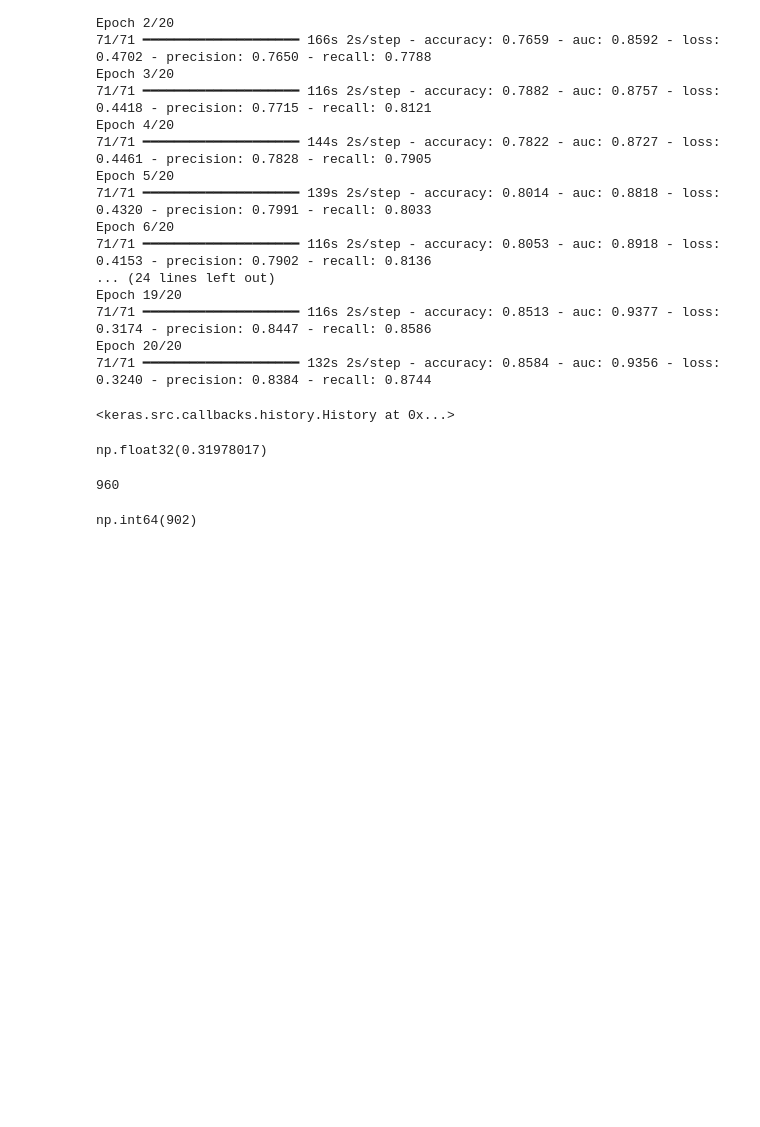
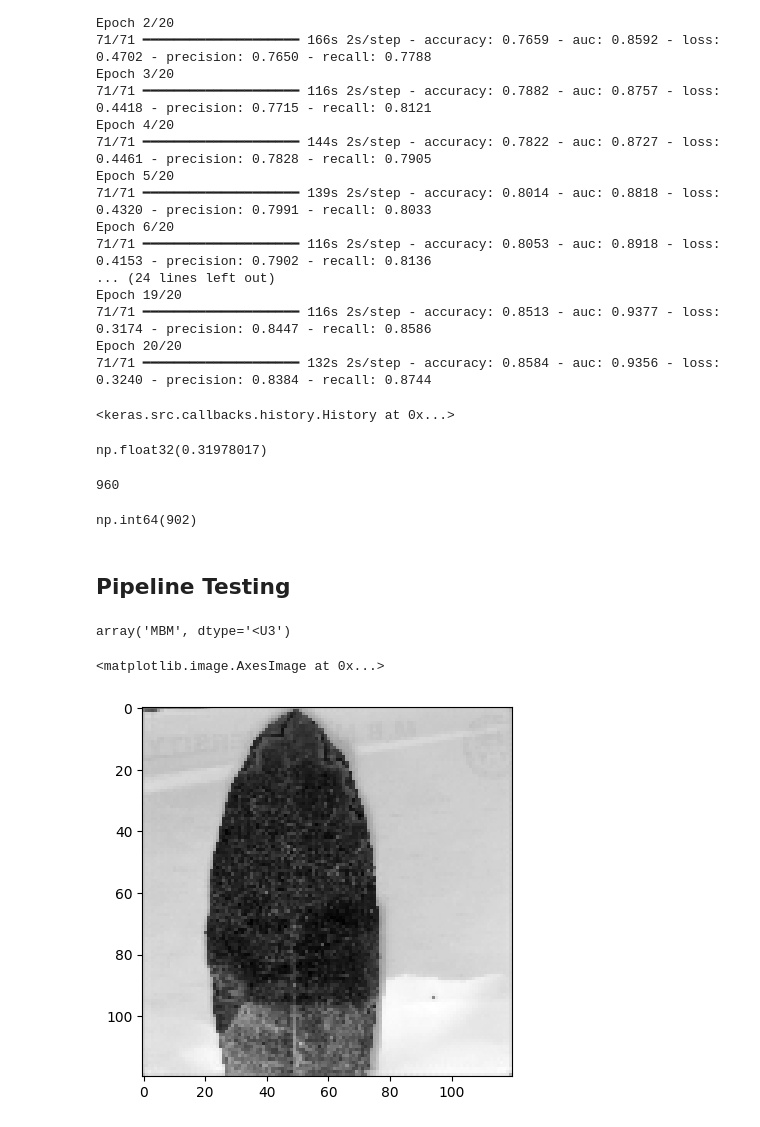
Before and after one commit to DarshilPungalia/Auto-Forest, a Jupyter notebook: autoforest.ipynb, the cells around one changed output. Drawn from its saved outputs; the diff is of its cells as text; code cells hidden in the pictures; blank space fills up the shorter version.

Commit message:
Fixed Issues in Pipeline

```diff
--- a/autoforest.ipynb
+++ b/autoforest.ipynb
@@ -1208,3 +1208,24 @@ pred.sum()
 # %% [output]
 960
 np.int64(902)
+# %% [markdown]
+## **Pipeline Testing**
+# %%
+import AutoForestClassifier
+
+afc = AutoForestClassifier
+# %%
+pipelineTestImg = afc.load_image_from_path(r"C:\Users\LENOVO\Desktop\New folder (3)\20250215_143820.jpg")
+# %%
+classification, reconstruction = afc.AutoencoderClassifier().auto_forest_pipeline(data=pipelineTestImg)
+# %%
+classification
+# %% [output]
+array('MBM', dtype='<U3')
+# %%
+import matplotlib.pyplot as plt
+
+plt.imshow(reconstruction[0,:,:,:], cmap='gray')
+# %% [output]
+<matplotlib.image.AxesImage at 0x...>
+[figure, added]
```
Also changed, not shown: 1 other file.
